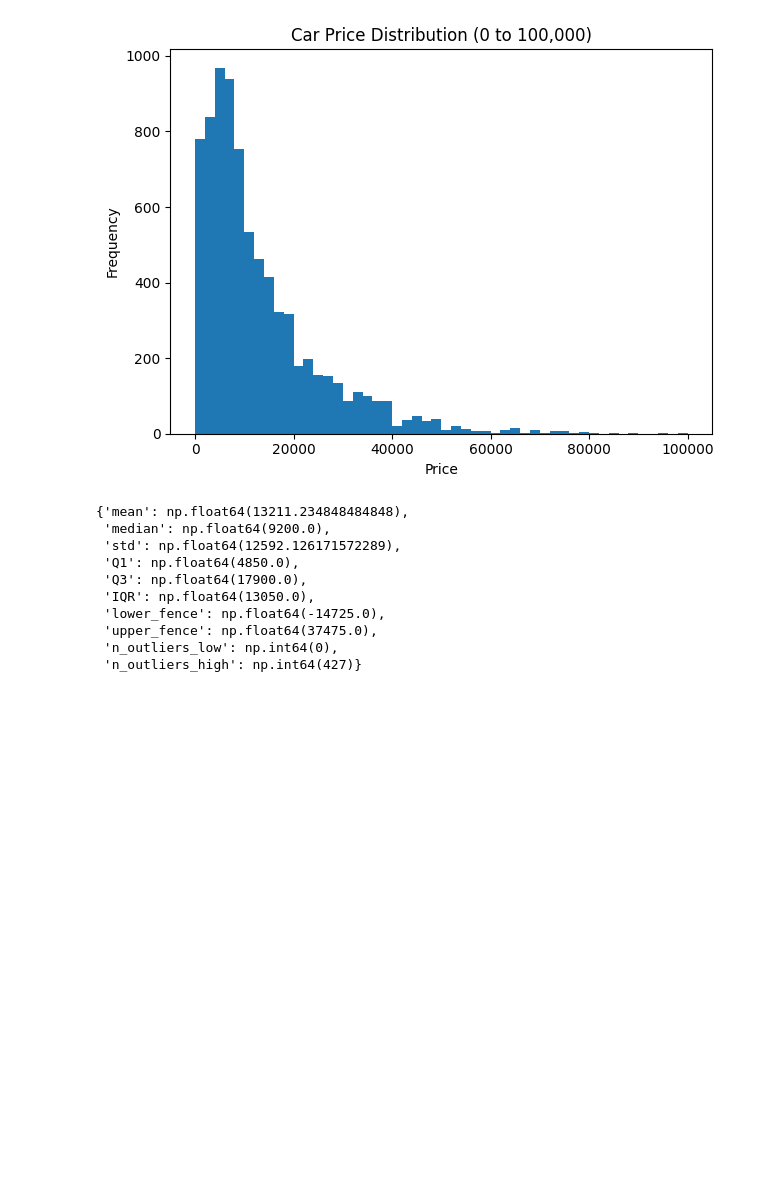
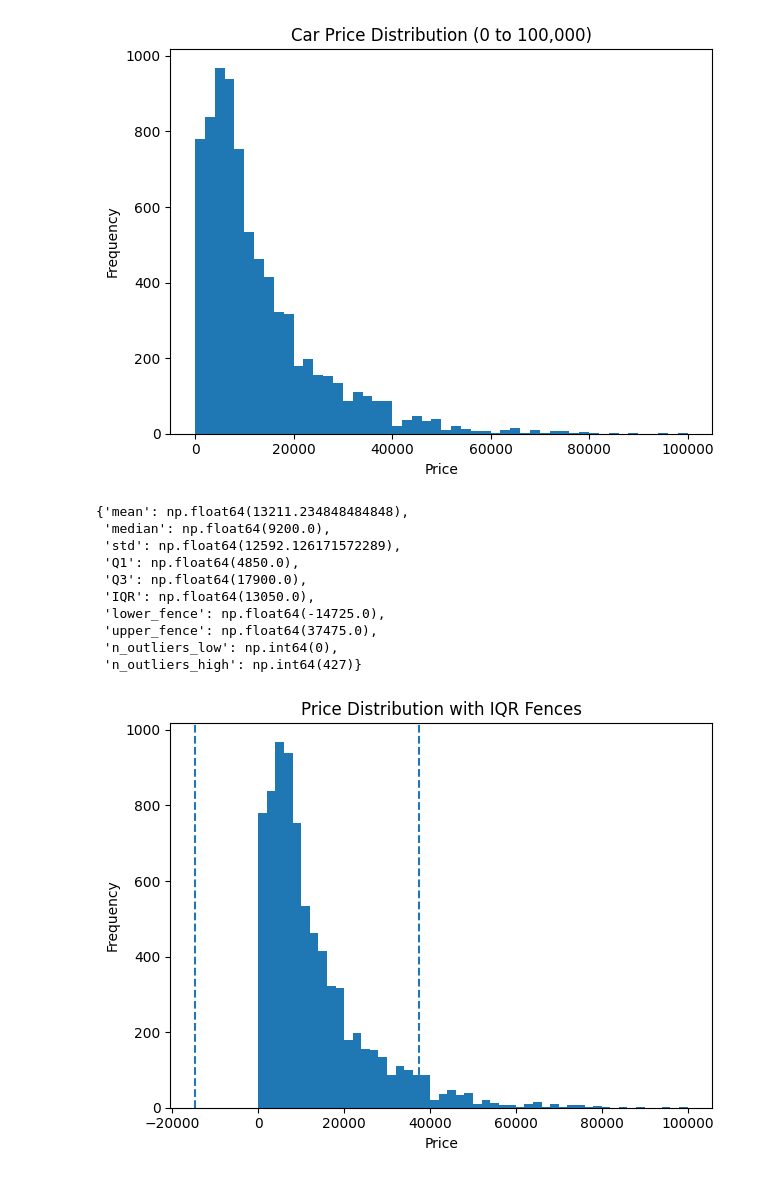
Before and after one commit to minSara02-FromTheStart/Pandas_Daily_Practice, a Jupyter notebook: Practice With JSON/JsonPractice.ipynb, the cells around one changed output. Cells and saved outputs as stored; diff of their text form; code cells hidden in the pictures; blank space fills up the shorter version.

Commit message:
Visualize histogram

```diff
--- a/Practice With JSON/JsonPractice.ipynb
+++ b/Practice With JSON/JsonPractice.ipynb
@@ -346,3 +346,16 @@ summary
  'upper_fence': np.float64(37475.0),
  'n_outliers_low': np.int64(0),
  'n_outliers_high': np.int64(427)}
+# %%
+# Visualize fences on histogram
+plt.figure()
+price.plot(kind="hist", bins=50, range=(0, 100000))
+plt.axvline(lower_fence, linestyle="--")
+plt.axvline(upper_fence, linestyle="--")
+plt.title("Price Distribution with IQR Fences")
+plt.xlabel("Price")
+plt.ylabel("Frequency")
+plt.tight_layout()
+plt.show()
+# %% [output]
+[figure, added]
```
